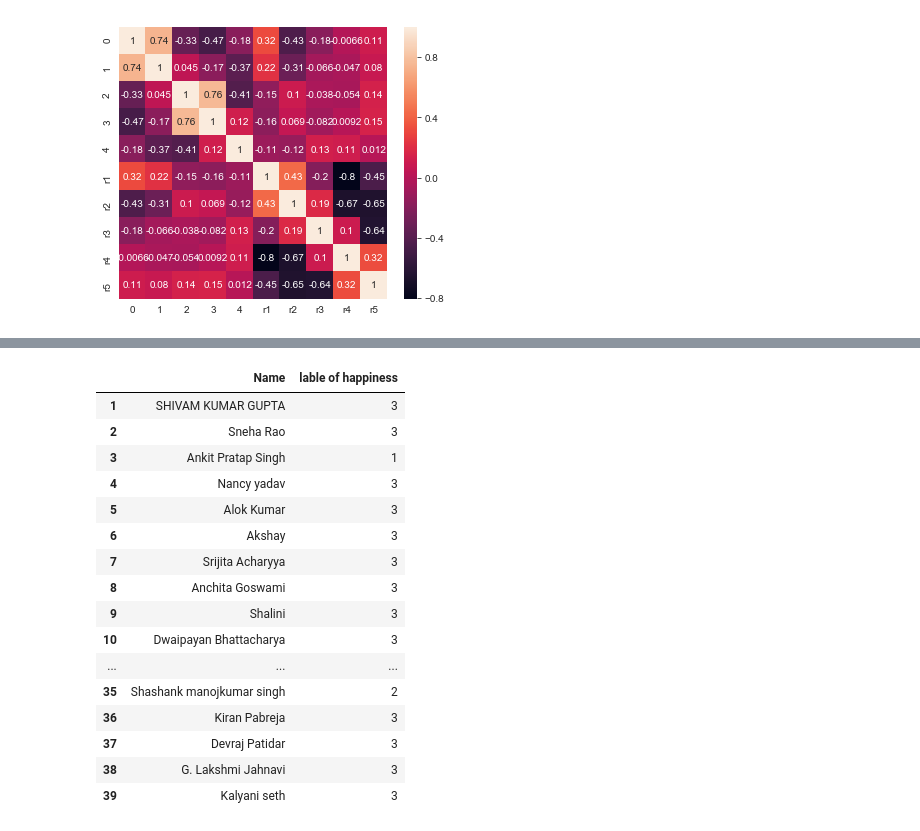
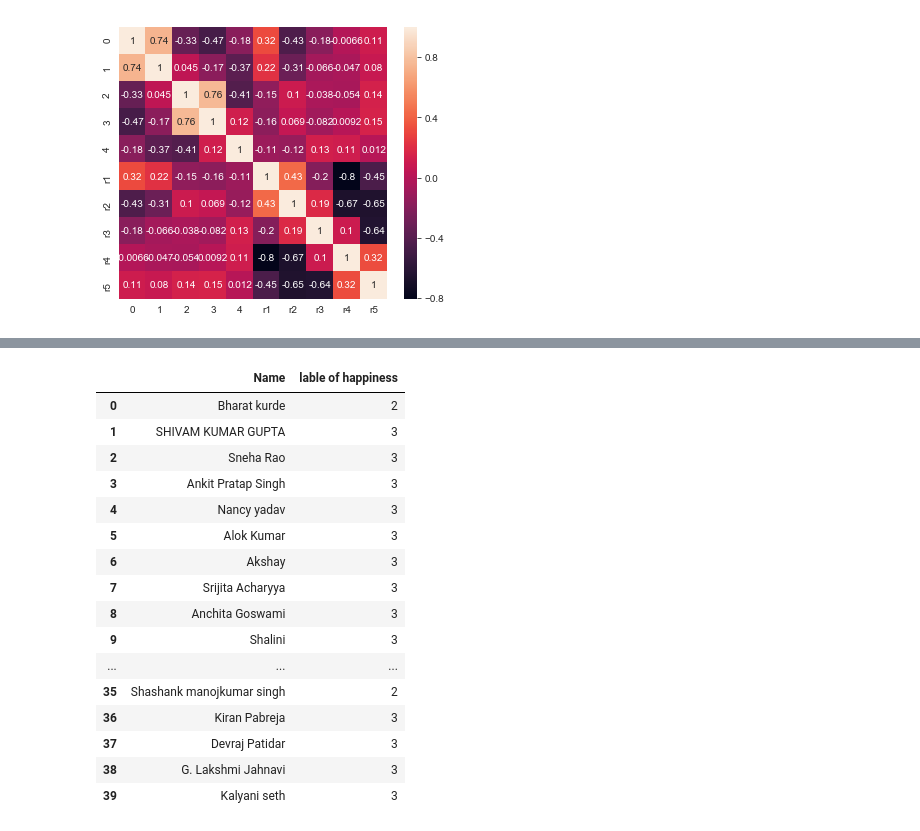
Before and after one commit to sudhanshuranjansr/Human_Happiness_index, a Jupyter notebook: master_project_1.0.ipynb, the cells around one changed output, grey strips where cells are left out. Cells and saved outputs as stored; diff of their text form; code cells hidden in the pictures.

```diff
--- a/master_project_1.0.ipynb
+++ b/master_project_1.0.ipynb
@@ -648,6 +659,8 @@ model_xg1=xgb.XGBClassifier(base_score=0.5,
                            n_jobs=1, nthread=None, objective='reg:linear', random_state=0,
                            reg_alpha=.2, reg_lambda=1, scale_pos_weight=1, seed=None,
                            silent=None, subsample=1, verbosity=1)
+# %%
+model_xg1=xgb.XGBClassifier()
 # %%
 model_xg1.fit(x1,y2)
 # %% [output]
@@ -825,4 +829,4 @@ r1=r0.index
 r2=r0.values
 # %%
 df_r21=df_r2
-df_r2=replacer_mean(df_r21)
+#df_r2=replacer_mean(df_r21)
@@ -1093,17 +1109,17 @@ np.where(dfr_pre["lable of happiness"]==1)
 # %%
-dfr_pre[1:40]
+dfr_pre[0:40]
 # %% [output]
 |  | Name | lable of happiness |
+| 0 | Bharat kurde | 2 |
 | 1 | SHIVAM KUMAR GUPTA | 3 |
 | 2 | Sneha Rao | 3 |
-| 3 | Ankit Pratap Singh | 1 |
+| 3 | Ankit Pratap Singh | 3 |
 | 4 | Nancy yadav | 3 |
 | 5 | Alok Kumar | 3 |
 | 6 | Akshay | 3 |
 | 7 | Srijita Acharyya | 3 |
 | 8 | Anchita Goswami | 3 |
 | 9 | Shalini | 3 |
-| 10 | Dwaipayan Bhattacharya | 3 |
 | ... | ... | ... |
 | 35 | Shashank manojkumar singh | 2 |
 | 36 | Kiran Pabreja | 3 |
```
Also changed, not shown: parts of 64 cells of this notebook.
